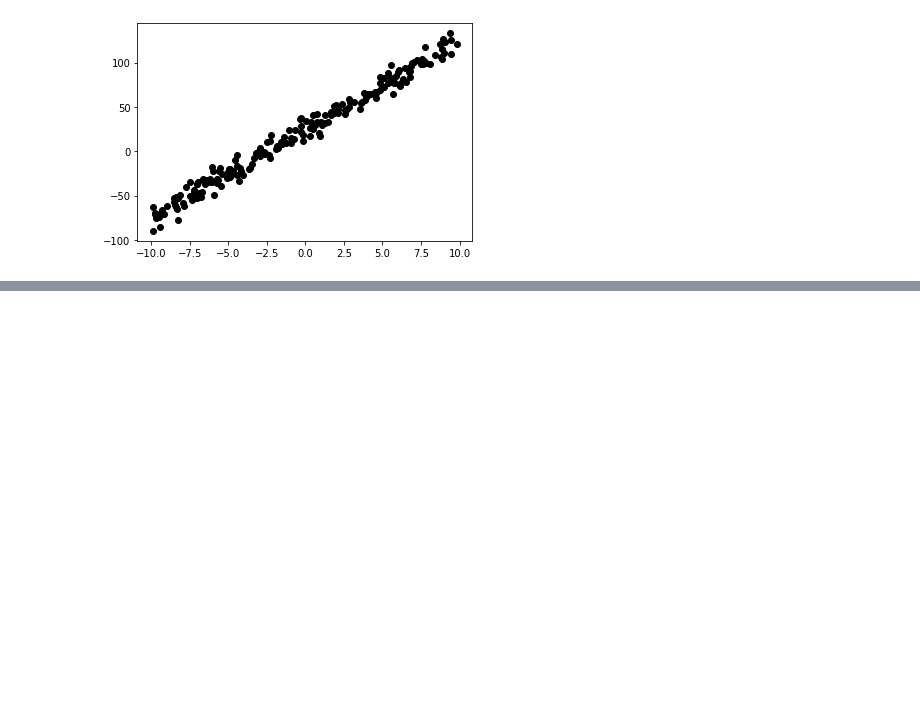
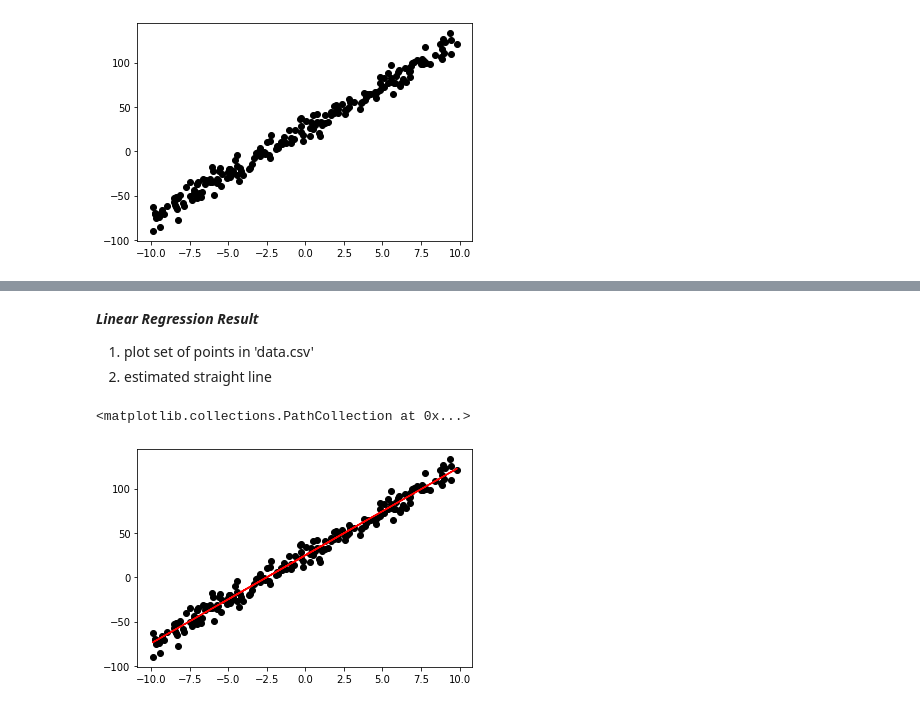
Before and after one commit to crescent98/machinelearning35911, a Jupyter notebook: assginment03.ipynb, the cells around one changed output, grey strips where cells are left out. Saved outputs shown, nothing was run; the diff lists cells and outputs as text; code cells hidden in the pictures; blank space fills up the shorter version.

Commit message:
2. linear regression result

```diff
--- a/assginment03.ipynb
+++ b/assginment03.ipynb
@@ -69,0 +84,24 @@ plt.show()
+# %%
+theta1=theta_1[-1]
+# %%
+objective=[]
+# %%
+m=len(x_data)
+# %%
+while gradient(m,theta0,theta1,x_data,y_data)>0.01:
+  objective.append(j_objective(m,theta0,theta1,x_data,y_data))
+  theta_0.append(next_0(theta0,theta1,a,m,x_data,y_data))
+  theta_1.append(next_1(theta0,theta1,a,m,x_data,y_data))
+  theta0=next_0(theta_0[i],theta_1[i],a,m,x_data,y_data)
+  theta1=next_1(theta_0[i],theta_1[i],a,m,x_data,y_data)
+  i=i+1
+# %% [markdown]
+***Linear Regression Result***
+1. plot set of points in 'data.csv'
+2. estimated straight line
+# %%
+plt.plot(x_data,x_data*theta1+theta0,color="#FF0000")
+plt.scatter(x_data,y_data,c='#000000')
+# %% [output]
+<matplotlib.collections.PathCollection at 0x...>
+[figure, added]
```
Also changed, not shown: parts of 7 cells of this notebook.
